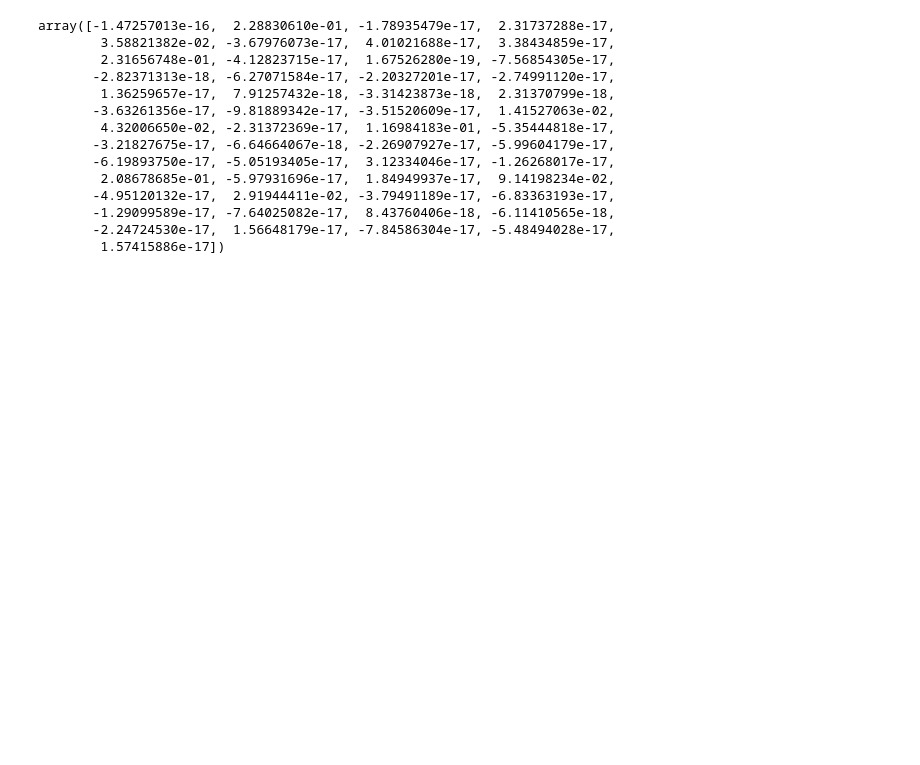
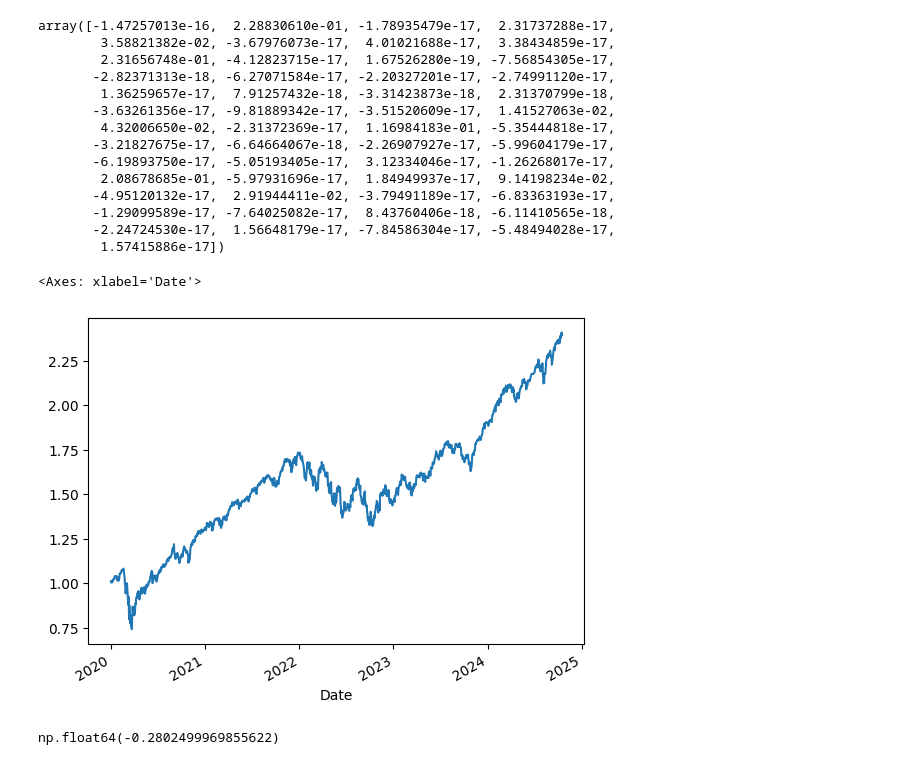
Before and after one commit to Mate0Martinez/Quantitative-asset-and-risk-management-project, a Jupyter notebook: code QARM.ipynb, the cells around one changed output. Saved outputs shown, nothing was run; the diff lists cells and outputs as text; code cells hidden in the pictures; blank space fills up the shorter version.

Commit message:
added performance chart

```diff
--- a/code QARM.ipynb
+++ b/code QARM.ipynb
@@ -543,3 +543,36 @@ array([-1.47257013e-16,  2.28830610e-01, -1.78935479e-17,  2.31737288e-17,
        -1.29099589e-17, -7.64025082e-17,  8.43760406e-18, -6.11410565e-18,
        -2.24724530e-17,  1.56648179e-17, -7.84586304e-17, -5.48494028e-17,
         1.57415886e-17])
+# %%
+def show_performance(prices, weights):
+    '''Show the performance of the portfolio with a graph across time.'''
+    # Compute the returns of the portfolio
+    returns = prices.pct_change().dropna()
+    returns = returns[returns.sum(axis=1) != 0]
+    returns = returns @ weights
+    returns = returns + 1
+    returns = returns.cumprod()
+    return returns
+
+def max_drawdown(prices,weights):
+    '''Compute the maximum drawdown of the portfolio.'''
+    returns = prices.pct_change().dropna()
+    returns = returns[returns.sum(axis=1) != 0]
+    returns = returns @ weights
+    returns = returns + 1
+    returns = returns.cumprod()
+    roll_max = returns.cummax()
+    drawdown = returns / roll_max - 1.0
+    max_drawdown = drawdown.min()
+    return max_drawdown
+# %%
+returns = show_performance(prices, portfolio_test.EW())
+# %%
+returns.plot()
+# %% [output]
+<Axes: xlabel='Date'>
+[figure, added]
+# %%
+max_drawdown(prices, optimized_weights_erc)
+# %% [output]
+np.float64(-0.2802499969855622)
```
Also changed, not shown: parts of 1 cell of this notebook.
